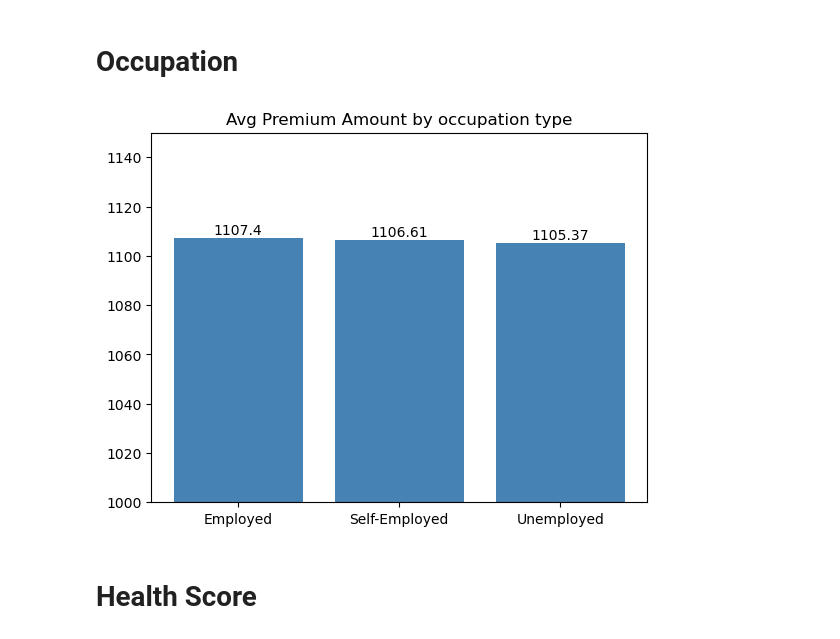
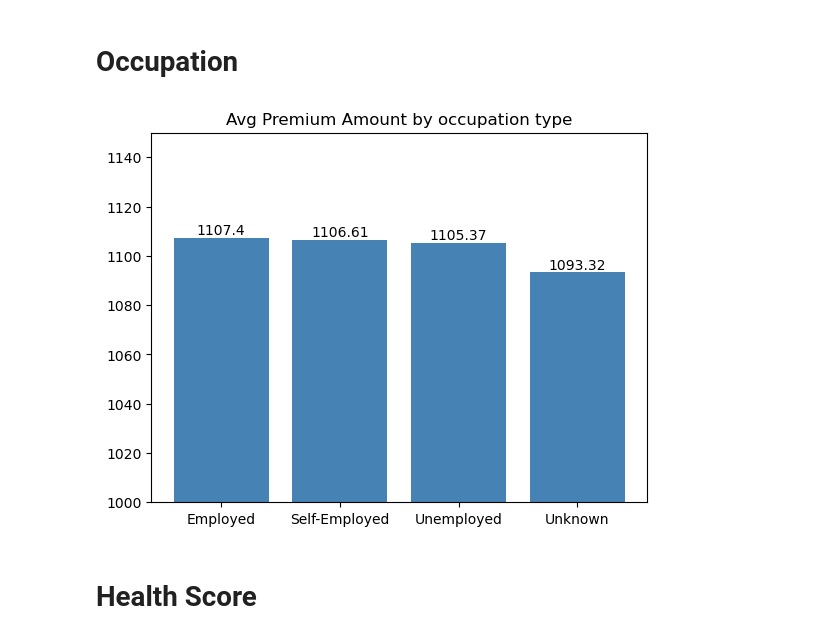
Before and after one commit to mbyczyns/Insurance---MachineLearning, a Jupyter notebook: eda.ipynb, the cells around one changed output. Drawn from its saved outputs; the diff is of its cells as text; code cells hidden in the pictures.

```diff
--- a/eda.ipynb
+++ b/eda.ipynb
@@ -150,6 +150,9 @@ Bachelor's     303234
 High School    289441
 Name: count, dtype: int64
 # %%
+df_train['Education_Level'].fillna('No_Education', inplace=True)
+
+
 education = df_train[['Education_Level', "Premium_Amount"]].groupby('Education_Level').mean()
 bars = plt.bar(education.index, education['Premium_Amount'], color='steelblue')
 plt.ylim(900,1200)
@@ -164,17 +173,17 @@ Text(0.5, 1.0, 'Average premium amount by level of education')
 # %% [markdown]
 # Occupation
 # %%
-df_train['Occupation'].fillna('Unknown')
+df_train.fillna({'Occupation':'Unknown'}, inplace=True)
 occ = df_train[['Occupation', 'Premium_Amount']].groupby('Occupation').mean()
 bars = plt.bar(occ.index, occ['Premium_Amount'], color='steelblue')
 plt.ylim(1000,1150)
 for bar in bars:
     yval = bar.get_height()
     plt.text(bar.get_x() + bar.get_width()/2, yval, round(yval, 2), ha='center', va='bottom')
 
 plt.title("Avg Premium Amount by occupation type");
 # %% [output]
-[figure, old version]
+[figure, new version]
 # %% [markdown]
 # Health Score
 # %%
```
Also changed, not shown: parts of 5 cells of this notebook, 1 other file.
